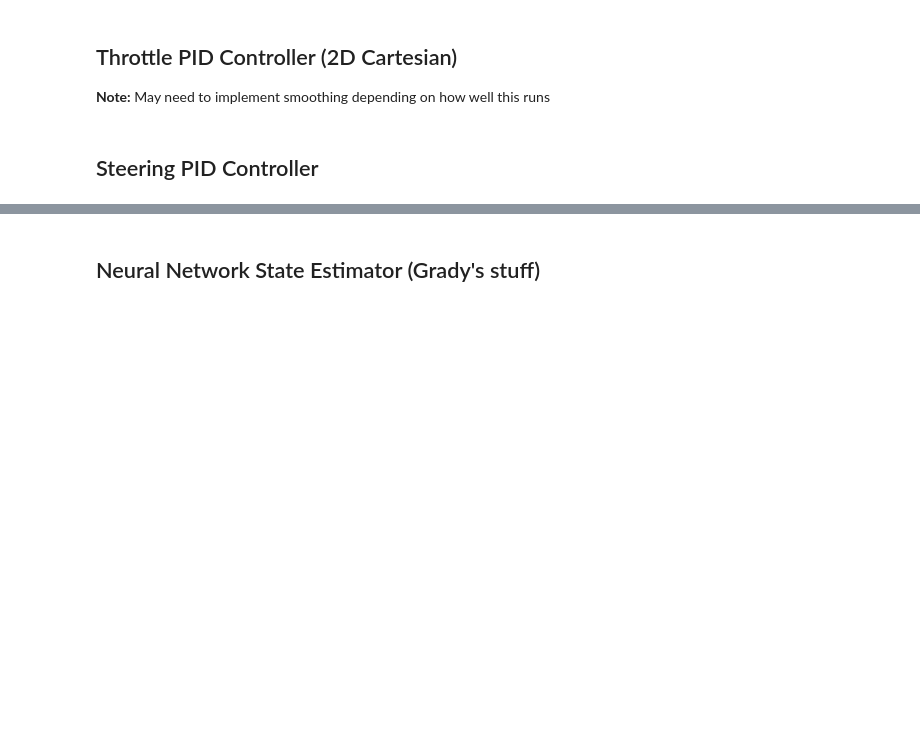
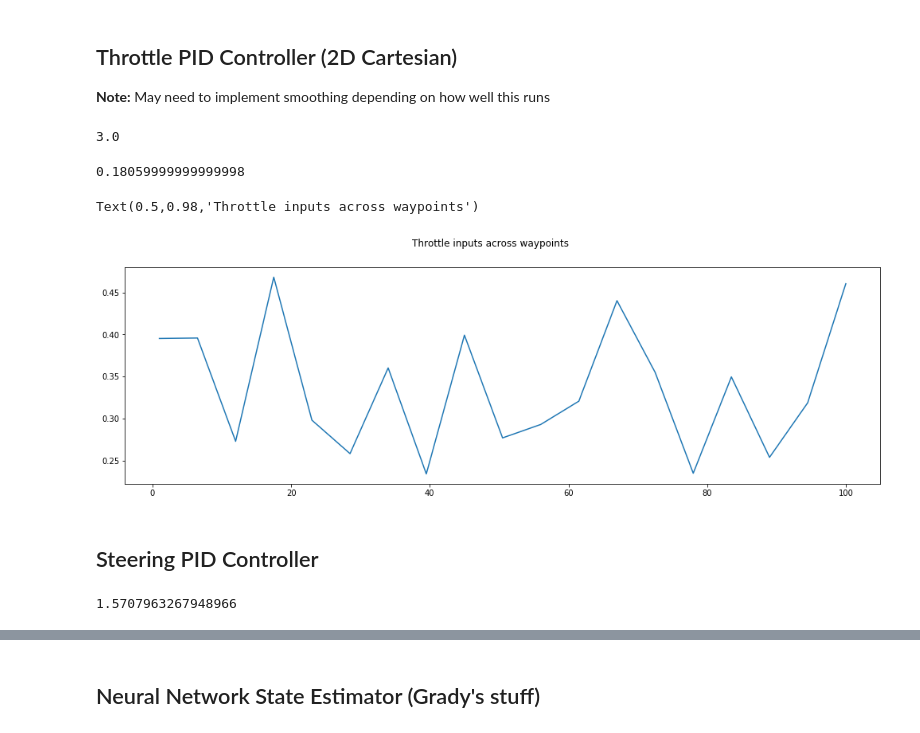
Before and after one commit to ZJUTongYang/AutoRally-Path-Optimization, a Jupyter notebook: PID Random Paths.ipynb, the cells around one changed output, grey strips where cells are left out. Saved outputs shown, nothing was run; the diff lists cells and outputs as text; code cells hidden in the pictures; blank space fills up the shorter version.

```diff
--- a/PID Random Paths.ipynb
+++ b/PID Random Paths.ipynb
@@ -62,24 +78,28 @@ ax4.plot(xrand3, yrand3)
 # %% [markdown]
 ## Throttle PID Controller (2D Cartesian)
 __Note:__ May need to implement smoothing depending on how well this runs
+# %%
+throttleInput, lastError = throttlePID(0, 0, -3, 0, False, 0, 0.1)
+throttleInput
+# %% [output]
+3.0
+0.18059999999999998
 # %%
 # INPUTS: Current x position, current y position, desired x position, desired y position, whether we just passed a point,
 #         time difference since last point
-# OUTPUTS: The PID value to apply, the position error (for future D calculations)
-def throttlePID(xcur, ycur, xdesired, ydesired, changingPoint, lastError, dtime):
+# OUTPUTS: The THROTTLE value to apply, the position error (for future D calculations)
+def throttlePID(velocityTarget, xdesired, ydesired, changingPoint, lastError, ITerm, dtime):
     # 0. Defining random gains
     kp = 0.01
     ki = 0.0002
     kd = 0.005
-    ITermMin = 0
-    ITermMax = 2
-    ITerm = 0
+    ITermMin = -1
+    ITermMax = 1
 
-    # 1. Determine target position
-    ## No need if I set that as an input
-
-    # 2. Find error based on absolute distance between current position and desired position
-    positionError = np.sqrt((ydesired - ycur)**2 + (xdesired - xcur)**2)
+    # 1. Find error based on absolute distance between current position and desired position
+    currentVelocity =
+    velocityError =
+    #
 
     # 3. Obtain P, I, and D values:
     ## P
@@ -87,8 +107,7 @@ def throttlePID(xcur, ycur, xdesired, ydesired, changingPoint, lastError, dtime)
 
     ## I
     if(changingPoint):                # Not sure this is actually the correct way to handle the constant positive I problem
-        ITerm = ITermMin
-        changingPoint = False
+        ITerm = 0
     ITerm += ki * positionError
     if (ITerm > ITermMax):
         ITerm = ITermMax
@@ -104,13 +123,19 @@ def throttlePID(xcur, ycur, xdesired, ydesired, changingPoint, lastError, dtime)
 # %%
 # Testing Throttle PID: Creating an array of all the PID values that would be output if the car was exactly at every point
 #                       (not in between) and wanted to reach the exact next point. Also assigns the past error as 0 and the
 #                       difference in time since last calculation 0.1,
-PIDAtPoints = []
-for i, j in zip(range(0, len(xrand1) - 1), range(0, len(yrand1)-1)):
-    sumPID, pastError = throttlePID(xrand1[i], yrand1[j], xrand1[i + 1], yrand1[j + 1], True, 0, 0.1)
-    PIDAtPoints.append(sumPID)
+# NOTE: This just shows that the throttlePID function correctly outputs different PID values
+throttleAtPoints = []
+for i, j in zip(range(0, len(x_waypoints) - 1), range(0, len(y_waypoints)-1)):
+    sumPID, pastError = throttlePID(x_waypoints[i], y_waypoints[j], x_waypoints[i + 1], y_waypoints[j + 1], True, 0, 0.1)
+    throttleAtPoints.append(sumPID)
 
-#print(PIDAtPoints)
-# NOTE: This just shows that the throttlePID function correctly outputs different PID values
+f2, ((ax2)) = plt.subplots(1, 1, figsize=(17, 5), sharex='col', sharey='row')
+ax2.plot(np.linspace(1, 100,len(throttleAtPoints)), throttleAtPoints)
+f2.suptitle(r'Throttle inputs across waypoints')
+#ax2.set_ylim([0, 1])
+# %% [output]
+Text(0.5,0.98,'Throttle inputs across waypoints')
+[figure, added]
 # %% [markdown]
 ## Steering PID Controller
@@ -131,0 +142,8 @@ def throttlePID():
+# %%
+u = (0, 1)
+v = (1, 0)
+c = dot(u, v) / (norm(u) * norm(v))
+angle = arccos(clip(c, -1, 1))
+angle
+# %% [output]
+1.5707963267948966
```
Also changed, not shown: parts of 15 cells of this notebook, 1 other file.
